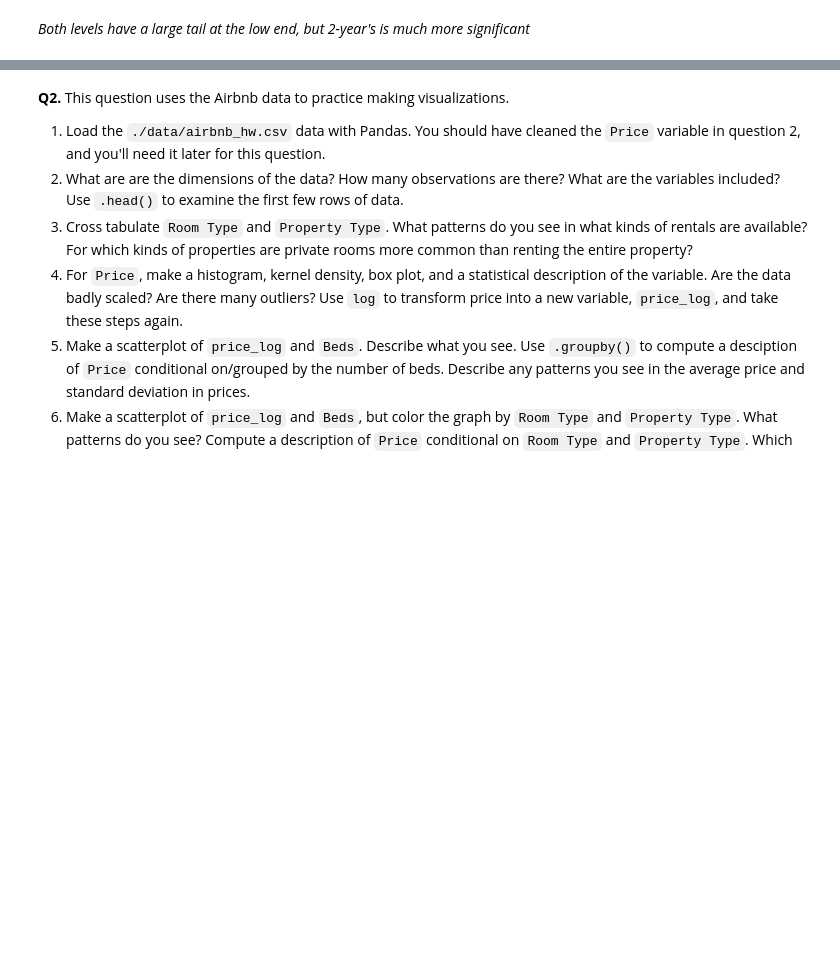
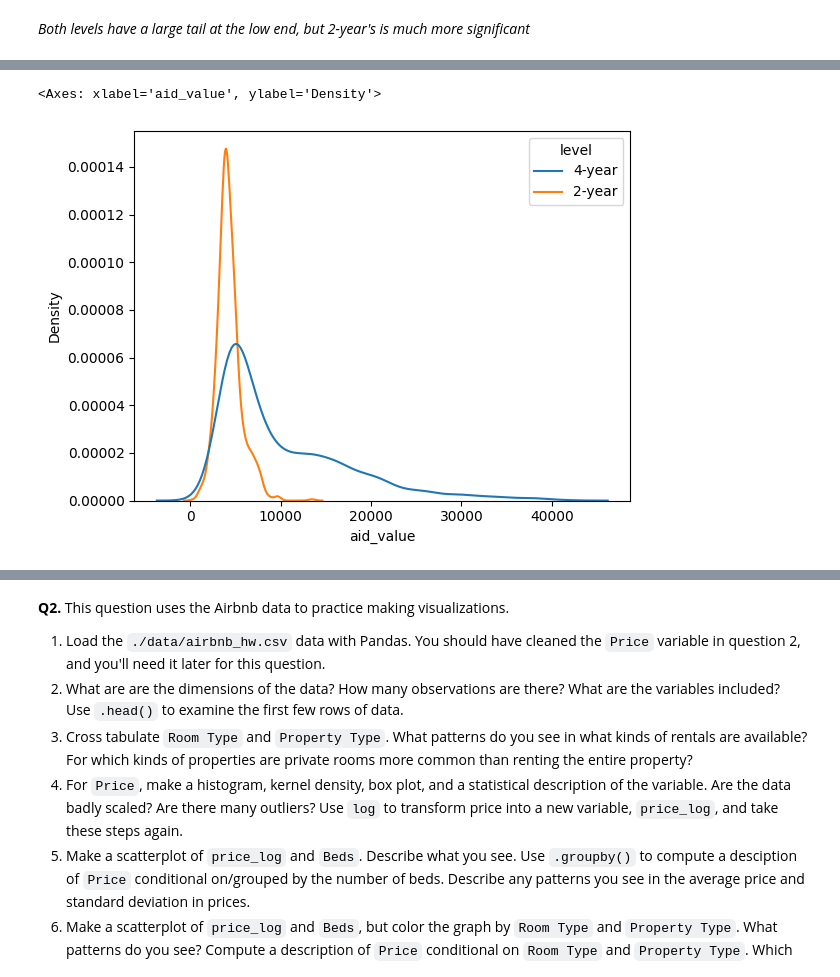
Before and after one commit to 22ai/ds3001-visualization, a Jupyter notebook: assignment/assignment.ipynb, the cells around one changed output, grey strips where cells are left out. Cells and saved outputs as stored; diff of their text form; code cells hidden in the pictures; blank space fills up the shorter version.

```diff
--- a/assignment/assignment.ipynb
+++ b/assignment/assignment.ipynb
@@ -119,0 +152,5 @@ df.loc[:,['control','grad_100_value']].groupby('control').describe()
+# %%
+sns.kdeplot(df, x=var, hue='level')
+# %% [output]
+<Axes: xlabel='aid_value', ylabel='Density'>
+[figure, added]
```
Also changed, not shown: parts of 58 cells of this notebook, 13 other files.
